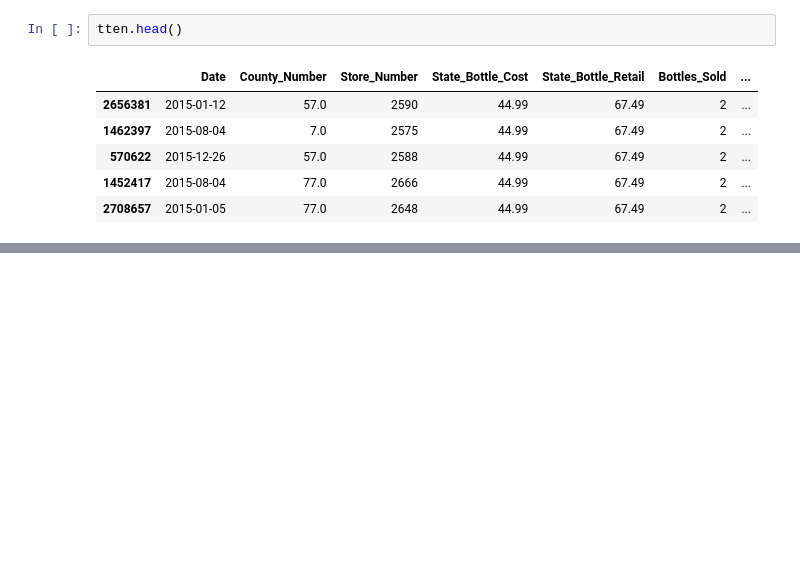
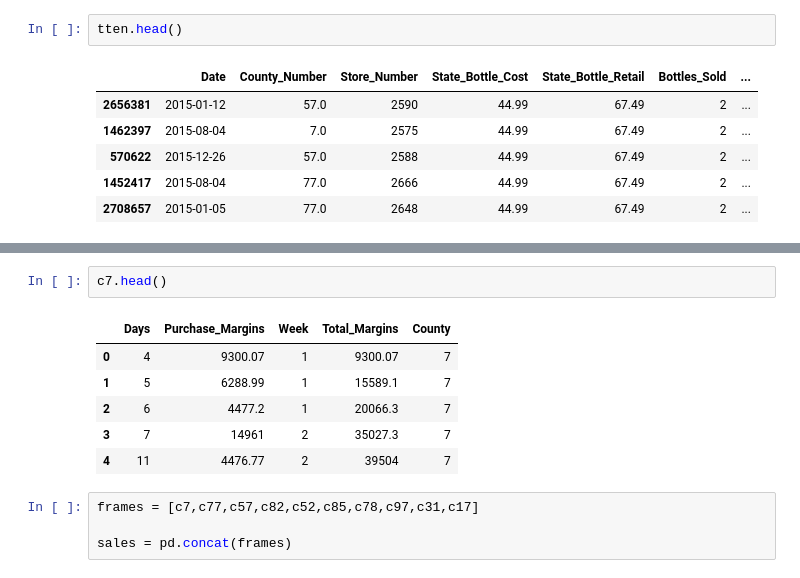
Before and after one commit to sambozek/DSI-SF-1-sebozek, a Jupyter notebook: projects/project-03/Project 3 WIP.ipynb, the cells around one changed output, grey strips where cells are left out. Saved outputs shown, nothing was run; the diff lists cells and outputs as text; blank space fills up the shorter version.

```diff
--- a/projects/project-03/Project 3 WIP.ipynb
+++ b/projects/project-03/Project 3 WIP.ipynb
@@ -329,0 +399,13 @@ result.summary()
+# %%
+c7.head()
+# %% [output]
+|  | Days | Purchase_Margins | Week | Total_Margins | County |
+| 0 | 4 | 9300.07 | 1 | 9300.07 | 7 |
+| 1 | 5 | 6288.99 | 1 | 15589.1 | 7 |
+| 2 | 6 | 4477.2 | 1 | 20066.3 | 7 |
+| 3 | 7 | 14961 | 2 | 35027.3 | 7 |
+| 4 | 11 | 4476.77 | 2 | 39504 | 7 |
+# %%
+frames = [c7,c77,c57,c82,c52,c85,c78,c97,c31,c17]
+
+sales = pd.concat(frames)
```
Also changed, not shown: parts of 33 cells of this notebook.
